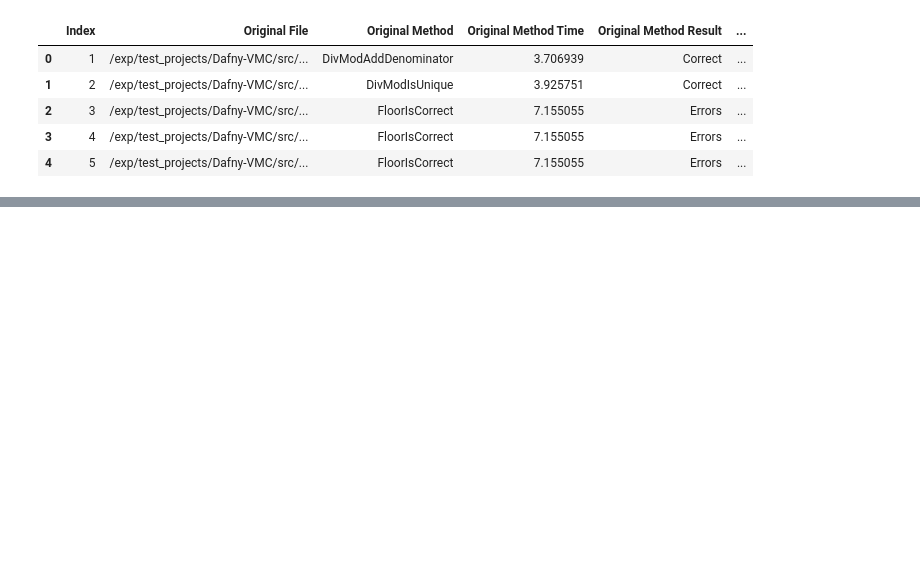
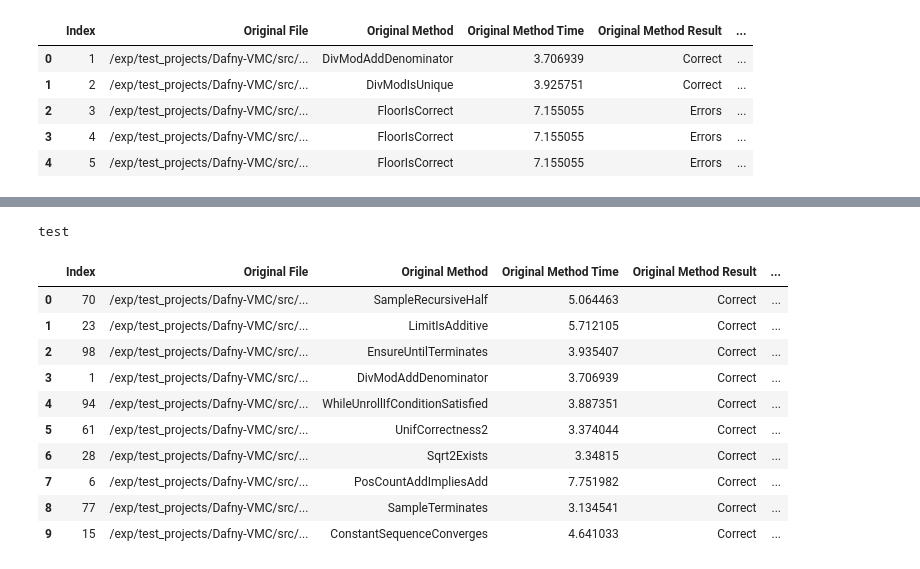
Before and after one commit to ricostynha1/dafny_laurel_repair, a Jupyter notebook: notebooks/pruning_analysis.ipynb, the cells around one changed output, grey strips where cells are left out. Drawn from its saved outputs; the diff is of its cells as text; code cells hidden in the pictures; blank space fills up the shorter version.

```diff
--- a/notebooks/pruning_analysis.ipynb
+++ b/notebooks/pruning_analysis.ipynb
@@ -27,3 +50,42 @@ Total number of assert removed: 33/90
+# %%
+selected_rows = pd.DataFrame()
+FILEPATH_NON_VERIFIED_SAMPLE10 = f"../results/non_verified_{PROJECT}_sample_10.csv"
+
+while len(selected_rows) < 10:
+    print("test")
+    # Shuffle the DataFrame
+    shuffled_df = df_non_verified.sample(frac=1)
+
+    for _, row in shuffled_df.iterrows():
+        # Check if 'Original Method' value is not already in selected_rows
+        if "Original Method" not in selected_rows or (
+            "Original Method" in selected_rows
+            and row["Original Method"] not in selected_rows["Original Method"].values
+        ):
+            # Append the row to selected_rows
+            # selected_rows = selected_rows.concat(row, ignore_index=True)
+            selected_rows = pd.concat(
+                [selected_rows, row.to_frame().transpose()], ignore_index=True
+            )
+
+            # Break the loop if 10 unique rows are collected
+            if len(selected_rows) == 10:
+                break
+# selected_rows.to_csv(FILEPATH_NON_VERIFIED_SAMPLE10, index=False)
+selected_rows
+# %% [output]
+test
+|  | Index | Original File | Original Method | Original Method Time | Original Method Result | ... |
+| 0 | 70 | /exp/test_projects/Dafny-VMC/src/... | SampleRecursiveHalf | 5.064463 | Correct | ... |
+| 1 | 23 | /exp/test_projects/Dafny-VMC/src/... | LimitIsAdditive | 5.712105 | Correct | ... |
+| 2 | 98 | /exp/test_projects/Dafny-VMC/src/... | EnsureUntilTerminates | 3.935407 | Correct | ... |
+| 3 | 1 | /exp/test_projects/Dafny-VMC/src/... | DivModAddDenominator | 3.706939 | Correct | ... |
+| 4 | 94 | /exp/test_projects/Dafny-VMC/src/... | WhileUnrollIfConditionSatisfied | 3.887351 | Correct | ... |
+| 5 | 61 | /exp/test_projects/Dafny-VMC/src/... | UnifCorrectness2 | 3.374044 | Correct | ... |
+| 6 | 28 | /exp/test_projects/Dafny-VMC/src/... | Sqrt2Exists | 3.34815 | Correct | ... |
+| 7 | 6 | /exp/test_projects/Dafny-VMC/src/... | PosCountAddImpliesAdd | 7.751982 | Correct | ... |
+| 8 | 77 | /exp/test_projects/Dafny-VMC/src/... | SampleTerminates | 3.134541 | Correct | ... |
+| 9 | 15 | /exp/test_projects/Dafny-VMC/src/... | ConstantSequenceConverges | 4.641033 | Correct | ... |
 # %%
 df
 # %% [output]
```
Also changed, not shown: parts of 7 cells of this notebook, 17 other files.
